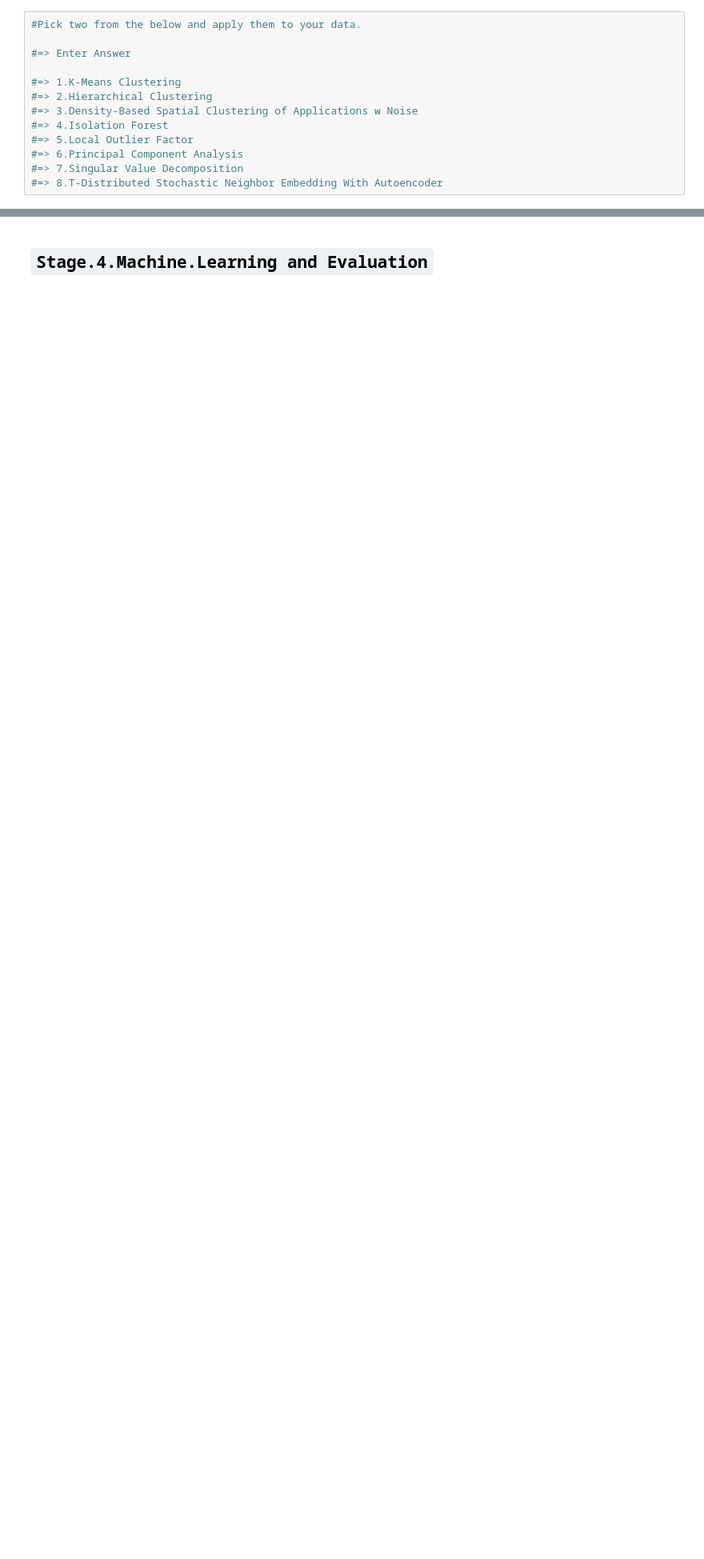
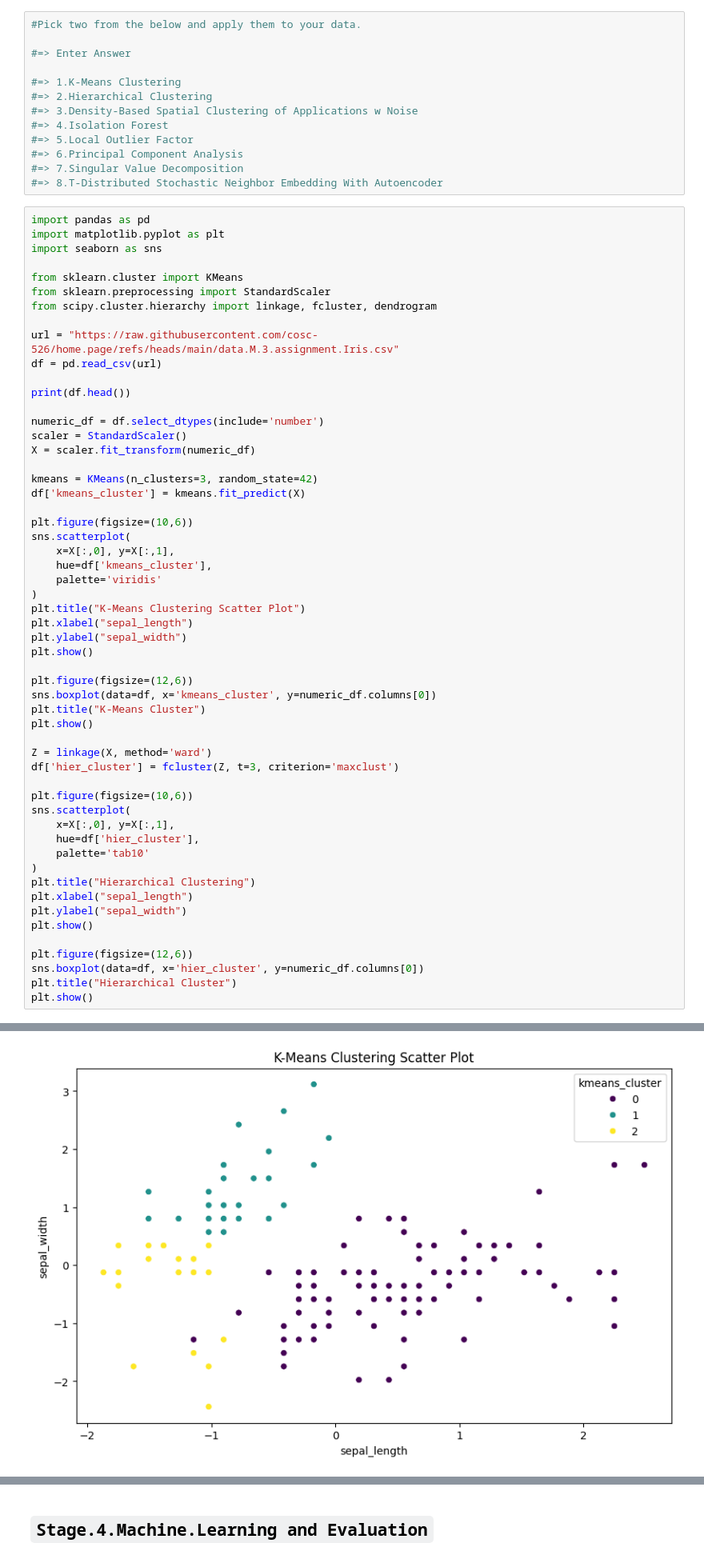
Before and after one commit to shenso19/Data-Engineering, a Jupyter notebook: M3_UnsupervisedV2.ipynb, the cells around one changed output, grey strips where cells are left out. Shown at 80% size. Drawn from its saved outputs; the diff is of its cells as text; blank space fills up the shorter version.

```diff
--- a/M3_UnsupervisedV2.ipynb
+++ b/M3_UnsupervisedV2.ipynb
@@ -258,3 +262,59 @@ B. Notate and curious issues or discriminating factors.
 #=> 6.Principal Component Analysis
 #=> 7.Singular Value Decomposition
 #=> 8.T-Distributed Stochastic Neighbor Embedding With Autoencoder
+# %%
+import pandas as pd
+import matplotlib.pyplot as plt
+import seaborn as sns
+
+from sklearn.cluster import KMeans
+from sklearn.preprocessing import StandardScaler
+from scipy.cluster.hierarchy import linkage, fcluster, dendrogram
+
+url = "https://raw.githubusercontent.com/cosc-526/home.page/refs/heads/main/data.M.3.assignment.Iris.csv"
+df = pd.read_csv(url)
+
+print(df.head())
+
+numeric_df = df.select_dtypes(include='number')
+scaler = StandardScaler()
+X = scaler.fit_transform(numeric_df)
+
+kmeans = KMeans(n_clusters=3, random_state=42)
+df['kmeans_cluster'] = kmeans.fit_predict(X)
+
+plt.figure(figsize=(10,6))
+sns.scatterplot(
+    x=X[:,0], y=X[:,1],
+    hue=df['kmeans_cluster'],
+    palette='viridis'
+)
+plt.title("K-Means Clustering Scatter Plot")
+plt.xlabel("sepal_length")
+plt.ylabel("sepal_width")
+plt.show()
+
+plt.figure(figsize=(12,6))
+sns.boxplot(data=df, x='kmeans_cluster', y=numeric_df.columns[0])
+plt.title("K-Means Cluster")
+plt.show()
+
+Z = linkage(X, method='ward')
+df['hier_cluster'] = fcluster(Z, t=3, criterion='maxclust')
+
+plt.figure(figsize=(10,6))
+sns.scatterplot(
+    x=X[:,0], y=X[:,1],
+    hue=df['hier_cluster'],
+    palette='tab10'
+)
+plt.title("Hierarchical Clustering")
+plt.xlabel("sepal_length")
+plt.ylabel("sepal_width")
+plt.show()
+
+plt.figure(figsize=(12,6))
+sns.boxplot(data=df, x='hier_cluster', y=numeric_df.columns[0])
+plt.title("Hierarchical Cluster")
+plt.show()
+# %% [output]
@@ -260,0 +327 @@ B. Notate and curious issues or discriminating factors.
+[figure, added]
```
Also changed, not shown: parts of 4 cells of this notebook.
